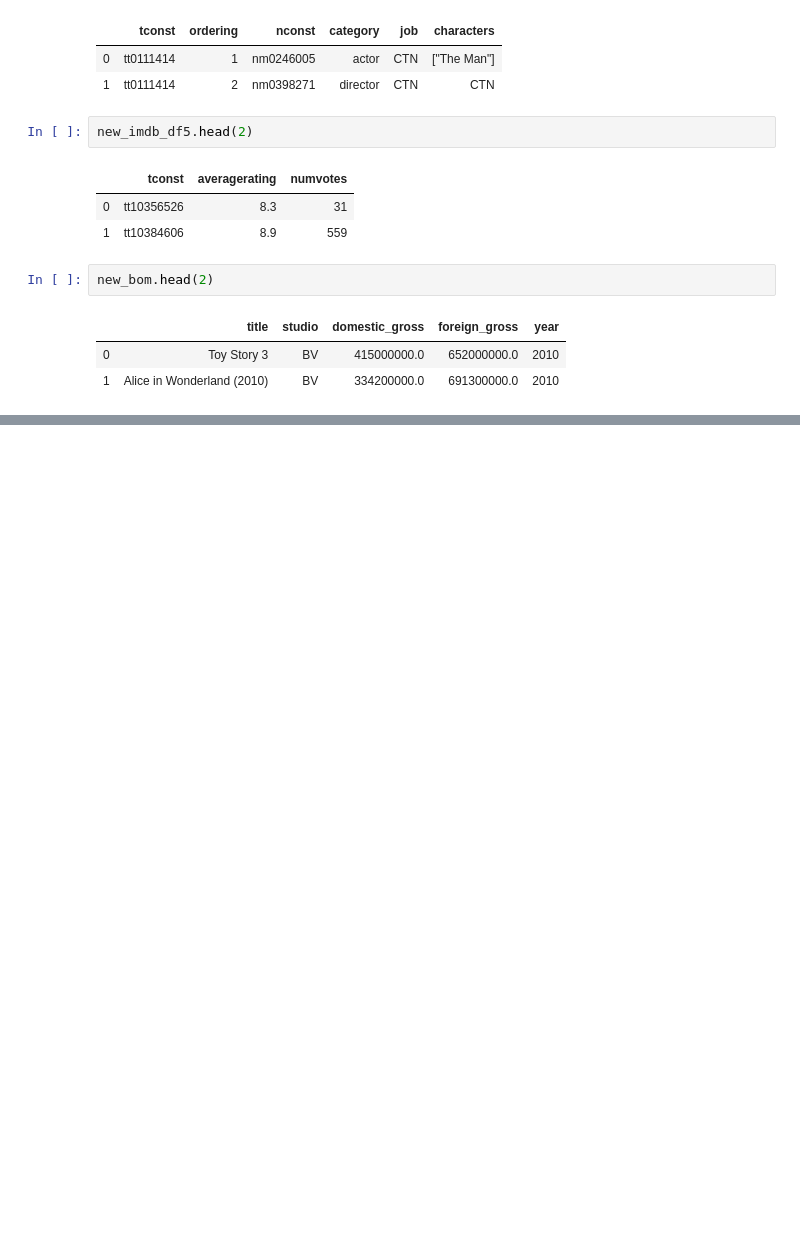
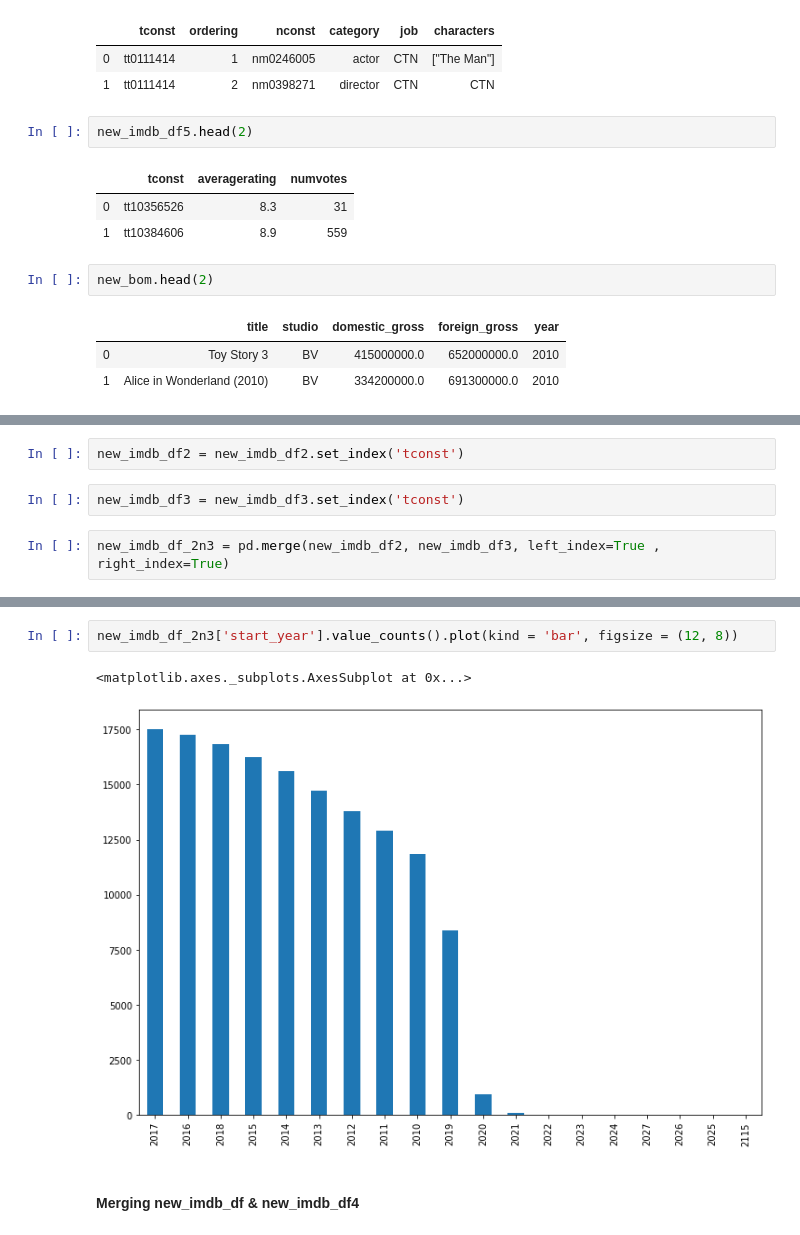
Before and after one commit to ksis1st/Project_MS_Studio, a Jupyter notebook: Project_MS_Studio.ipynb, the cells around one changed output, grey strips where cells are left out. Drawn from its saved outputs; the diff is of its cells as text; blank space fills up the shorter version.

Commit message:
merged shortlisted imdb dataframes

```diff
--- a/Project_MS_Studio.ipynb
+++ b/Project_MS_Studio.ipynb
@@ -1261,0 +1274,6 @@ new_bom.head(2)
+# %%
+new_imdb_df2 = new_imdb_df2.set_index('tconst')
+# %%
+new_imdb_df3 = new_imdb_df3.set_index('tconst')
+# %%
+new_imdb_df_2n3 = pd.merge(new_imdb_df2, new_imdb_df3, left_index=True , right_index=True)
@@ -1261,0 +1314,8 @@ new_bom.head(2)
+# %%
+new_imdb_df_2n3['start_year'].value_counts().plot(kind = 'bar', figsize = (12, 8))
+# %% [output]
+<matplotlib.axes._subplots.AxesSubplot at 0x...>
+[figure, added]
+# %% [markdown]
+
+#### Merging new_imdb_df & new_imdb_df4
```
Also changed, not shown: parts of 31 cells of this notebook.
